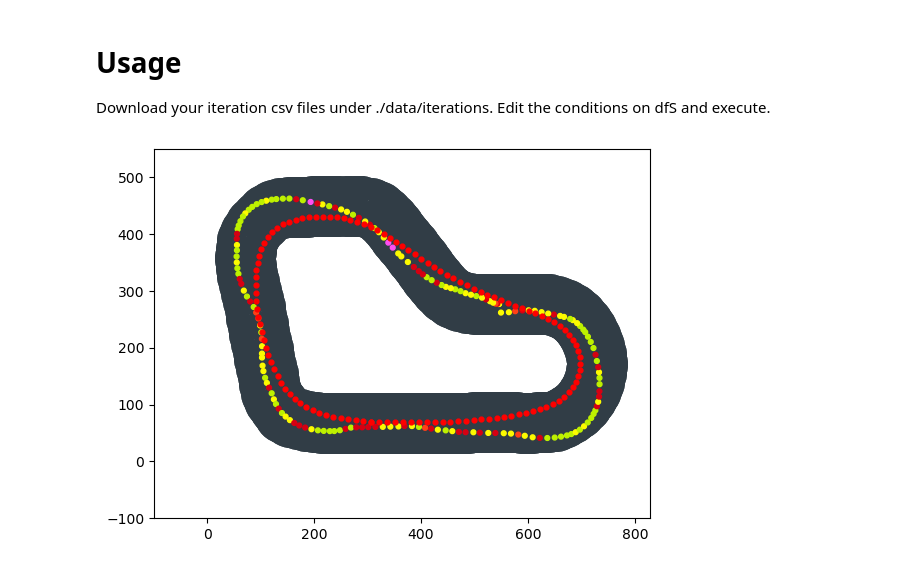
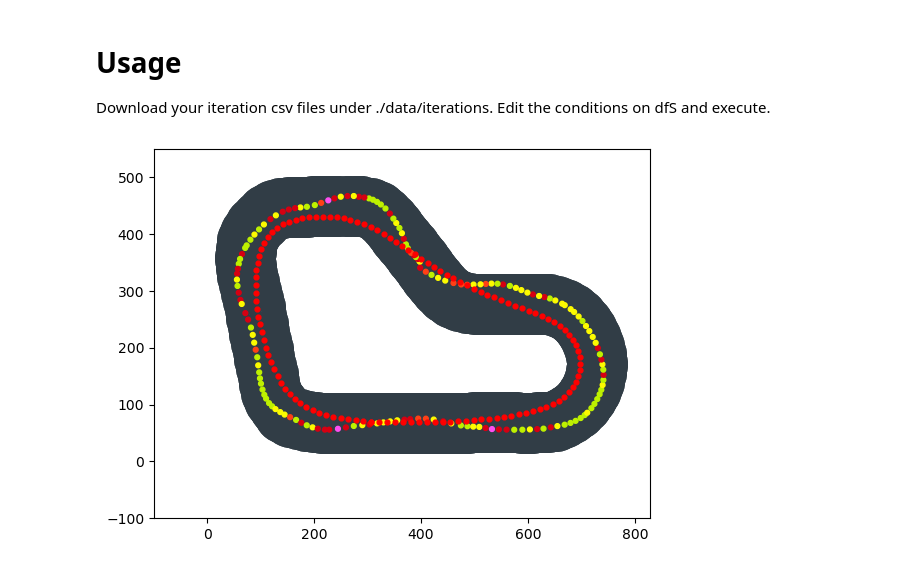
Before and after one commit to amonraknight/deepracer2024, a Jupyter notebook: tools/iteration_analysis.ipynb, the cells around one changed output. Drawn from its saved outputs; the diff is of its cells as text; code cells hidden in the pictures.

```diff
--- a/tools/iteration_analysis.ipynb
+++ b/tools/iteration_analysis.ipynb
@@ -245,32 +245,32 @@ OPTIMIZED_WAYPOINTS = [
         [1.7384, 1.01844],
         [1.85098, 0.955],
         [1.97002, 0.90067],
         [2.09459, 0.85453],
         [2.2239, 0.81579],
         [2.35729, 0.78373],
         [2.49419, 0.75767],
         [2.63406, 0.73695],
         [2.77639, 0.72086],
         [2.92074, 0.70874],
         [3.06664, 0.69989]
     ]
 
 
 if __name__ == '__main__':
     X, Y = getPathXY()
     plt.axis([-100, max(X) + 100, -100, max(Y) + 100])
     # plt.ion()
     plt.scatter(X, Y, color='#313D46', linewidth=38)
 
     x_opt = [eachPoint[0]*100 for eachPoint in OPTIMIZED_WAYPOINTS]
     y_opt = [eachPoint[1]*100 for eachPoint in OPTIMIZED_WAYPOINTS]
 
 
 #     condotions = 'steer < 10 and steer > -10 and throttle>2'
 
-    print_iteration(128)
+    print_iteration(130)
     plt.scatter(x_opt, y_opt, marker='o', color='red', s=12)
 
     plt.show()
 # %% [output]
-[figure, old version]
+[figure, new version]
```
Also changed, not shown: 25 other files.
